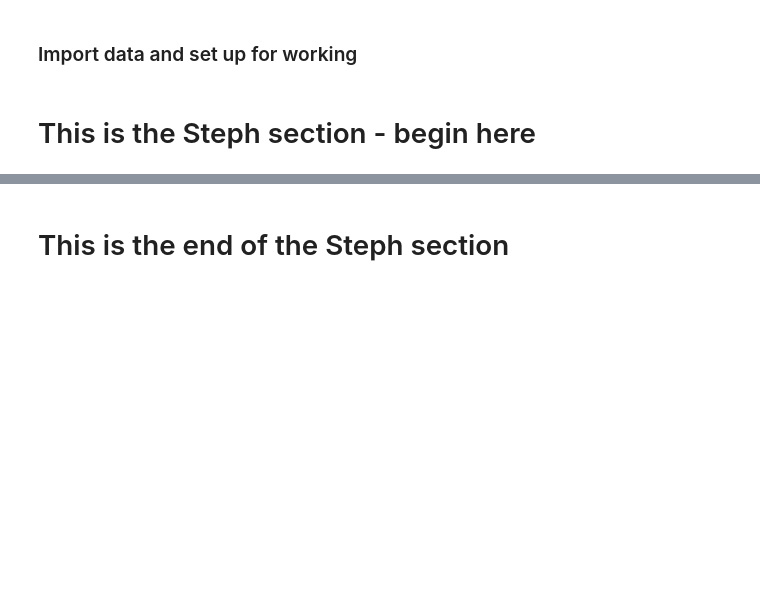
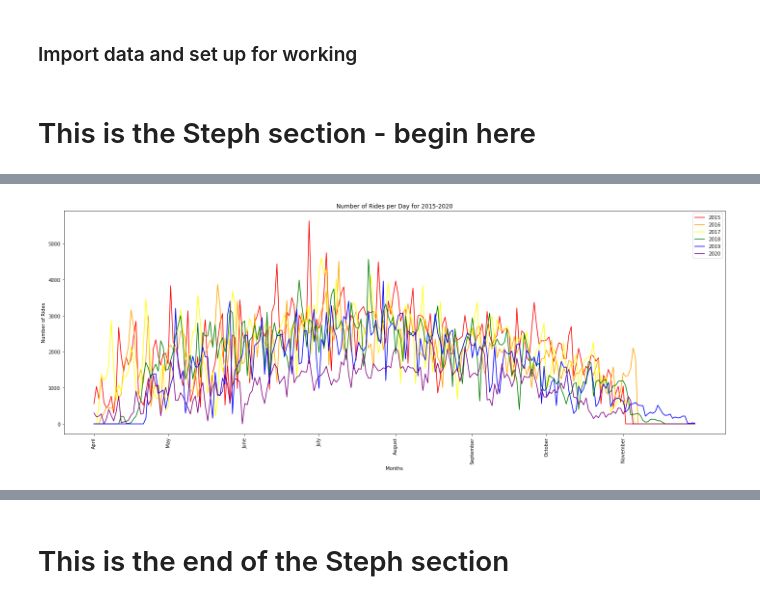
Before and after one commit to luchovzla/project-1, a Jupyter notebook: NiceRideCombined.ipynb, the cells around one changed output, grey strips where cells are left out. Saved outputs shown, nothing was run; the diff lists cells and outputs as text; code cells hidden in the pictures; blank space fills up the shorter version.

```diff
--- a/NiceRideCombined.ipynb
+++ b/NiceRideCombined.ipynb
@@ -380,34 +483,39 @@ print(month_labels)
 
 plt.figure(figsize=(20,8))
 #2015
 x_2015 = np.arange(1,245,1)
 y_2015 = rides_by_month["2015"]
 plt.plot(x_2015, y_2015, label="2015", color="red")
 #2016
 x_2016 = np.arange(1,245,1)
 y_2016 = rides_by_month["2016"]
 plt.plot(x_2016, y_2016, label ="2016", color="orange")
 #2017
 x_2017 = np.arange(1,245,1)
 y_2017 = rides_by_month["2017"]
 plt.plot(x_2017, y_2017, label="2017", color="yellow")
 #2018
 x_2018 = np.arange(1,245,1)
 y_2018 = rides_by_month["2018"]
 plt.plot(x_2018, y_2018, label="2018", color="green")
 #2019
 x_2019 = np.arange(1,245,1)
 y_2019 = rides_by_month["2019"]
 plt.plot(x_2019, y_2019, label="2019", color="blue")
 #2020
 x_2020 = np.arange(1,245,1)
 y_2020 = rides_by_month["2020"]
 plt.plot(x_2020, y_2020, label="2020", color="purple")
 
 plt.xticks(month_locations, month_labels, rotation="vertical")
-
+plt.title("Number of Rides per Day for 2015-2020")
+plt.xlabel("Months")
+plt.ylabel("Number of Rides")
+plt.legend()
 plt.tight_layout()
 plt.show()
+# %% [output]
+[figure, added]
 # %%
 # Define x_ticks for Mpls even timeline in 2020
 import matplotlib.ticker as ticker
```
Also changed, not shown: parts of 34 cells of this notebook.
